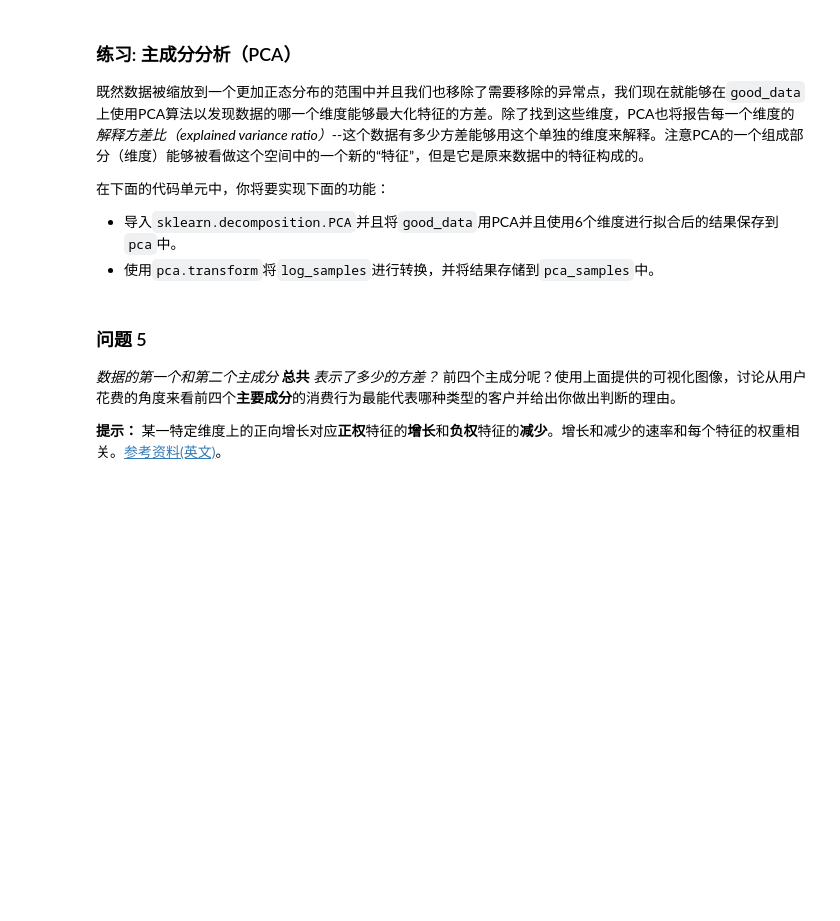
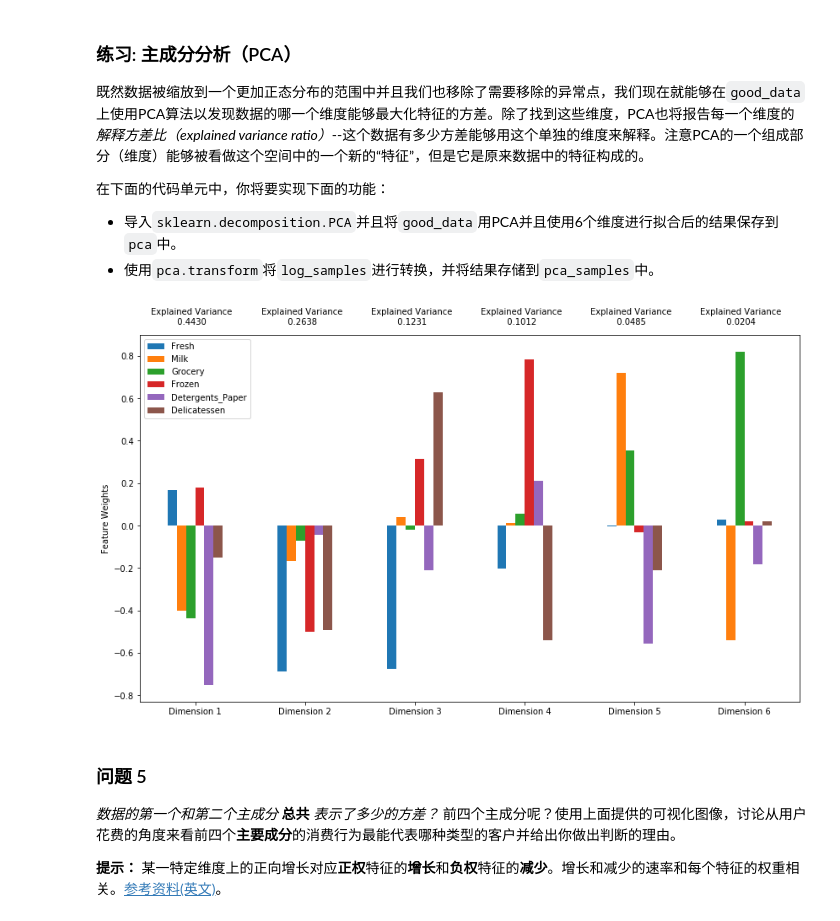
Before and after one commit to raywww/creating_customer_segments, a Jupyter notebook: customer_segments.ipynb, the cells around one changed output. Drawn from its saved outputs; the diff is of its cells as text; code cells hidden in the pictures; blank space fills up the shorter version.

```diff
--- a/customer_segments.ipynb
+++ b/customer_segments.ipynb
@@ -231,6 +231,7 @@ display(log_samples)
 一旦你完成了这些功能，数据集将存储在`good_data`中。
 # %%
 # 对于每一个特征，找到值异常高或者是异常低的数据点
+outliers_calc = []        # 存放计算得到的异常点
 for feature in log_data.keys():
 
     # TODO：计算给定特征的Q1（数据的25th分位点）
@@ -246,8 +247,11 @@ for feature in log_data.keys():
     print "Data points considered outliers for the feature '{}':".format(feature)
     display(log_data[~((log_data[feature] >= Q1 - step) & (log_data[feature] <= Q3 + step))])
 
+    # 将计算得到的异常点索引加入list中
+    outliers_calc += log_data[~((log_data[feature] >= Q1 - step) & (log_data[feature] <= Q3 + step))].index.tolist()
+
 # 可选：选择你希望移除的数据点的索引
-outliers  = []
+outliers  = [154, 65, 66, 75, 128]
 
 # 如果选择了的话，移除异常点
 good_data = log_data.drop(log_data.index[outliers]).reset_index(drop = True)
@@ -329,14 +350,17 @@ Data points considered outliers for the feature 'Delicatessen':
  - 导入`sklearn.decomposition.PCA`并且将`good_data`用PCA并且使用6个维度进行拟合后的结果保存到`pca`中。
  - 使用`pca.transform`将`log_samples`进行转换，并将结果存储到`pca_samples`中。
 # %%
+from sklearn.decomposition import PCA
 # TODO：通过在good_data上使用PCA，将其转换成和当前特征数一样多的维度
-pca = None
+pca = PCA(n_components=6, random_state=10).fit(good_data)
 
 # TODO：使用上面的PCA拟合将变换施加在log_samples上
-pca_samples = None
+pca_samples = pca.transform(log_samples)
 
 # 生成PCA的结果图
 pca_results = vs.pca_results(good_data, pca)
+# %% [output]
+[figure, added]
 # %% [markdown]
 ### 问题 5
 *数据的第一个和第二个主成分* **总共** *表示了多少的方差？*  前四个主成分呢？使用上面提供的可视化图像，讨论从用户花费的角度来看前四个**主要成分**的消费行为最能代表哪种类型的客户并给出你做出判断的理由。
```
Also changed, not shown: parts of 34 cells of this notebook, 1 other file.
